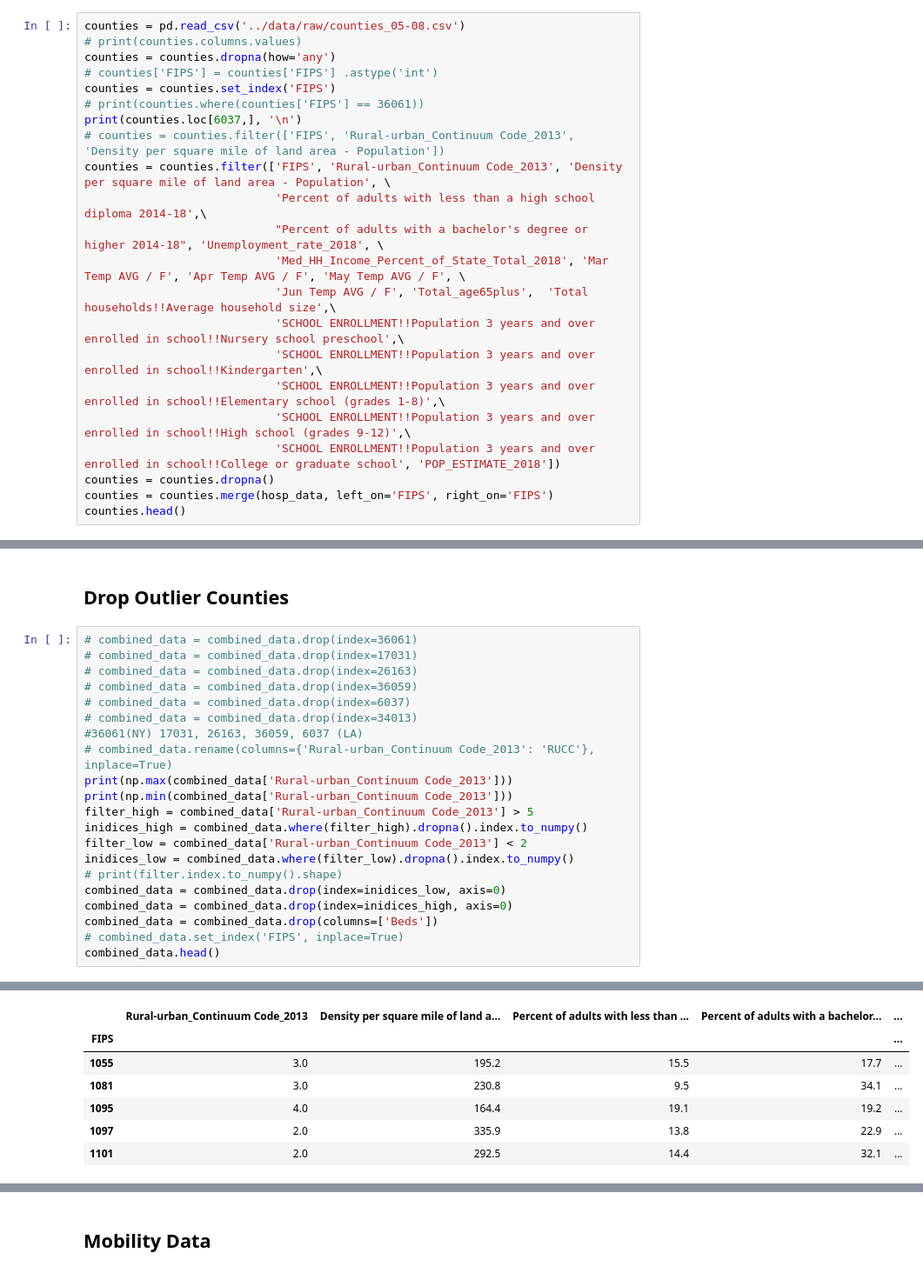
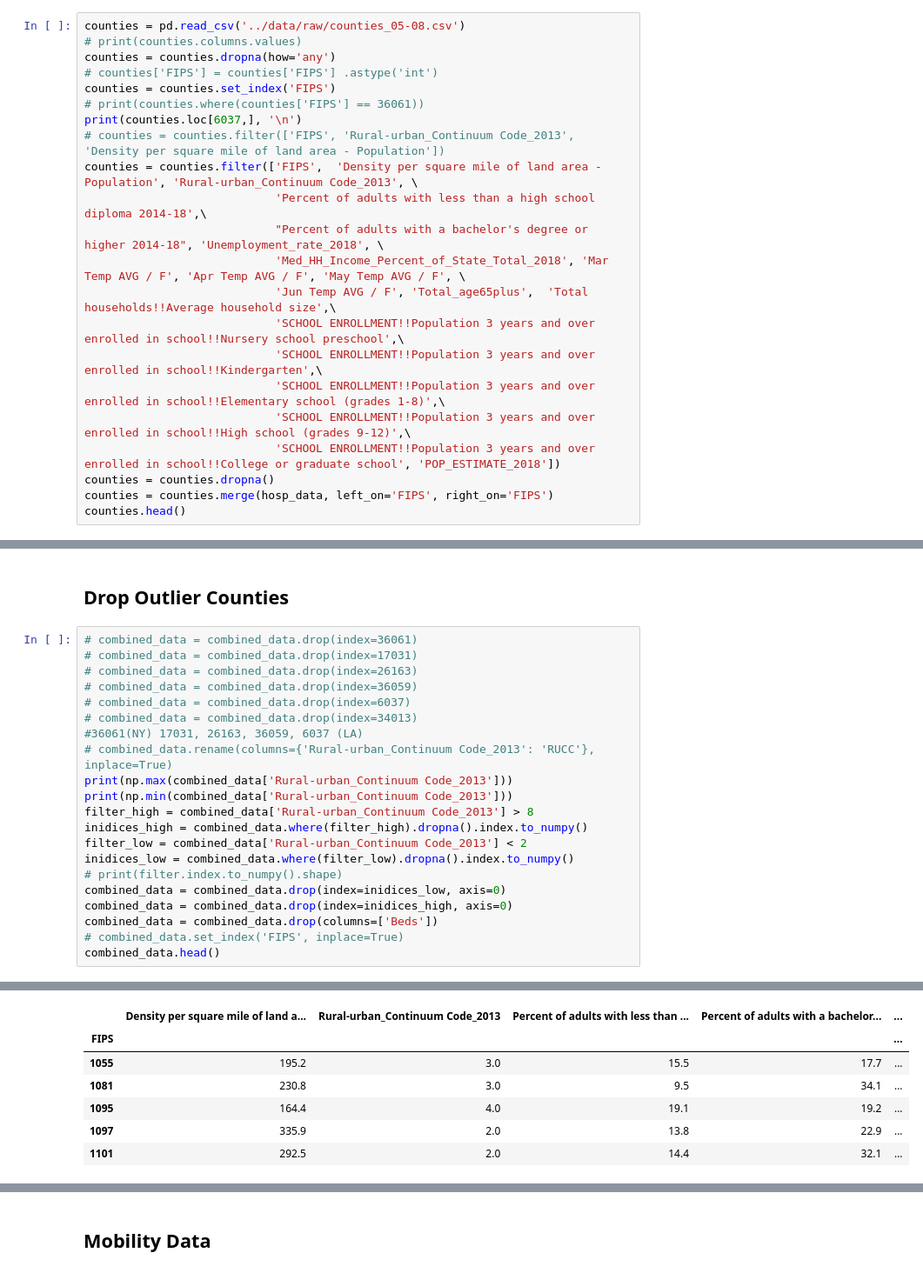
Before and after one commit to jhu-covid-optimization/covid-drivers, a Jupyter notebook: notebooks/bm-01-AC-PCA_data_processing.ipynb, the cells around one changed output, grey strips where cells are left out. Shown at 87% size. Cells and saved outputs as stored; diff of their text form.

```diff
--- a/notebooks/bm-01-AC-PCA_data_processing.ipynb
+++ b/notebooks/bm-01-AC-PCA_data_processing.ipynb
@@ -51,7 +51,7 @@ counties = counties.set_index('FIPS')
 # print(counties.where(counties['FIPS'] == 36061))
 print(counties.loc[6037,], '\n')
 # counties = counties.filter(['FIPS', 'Rural-urban_Continuum Code_2013', 'Density per square mile of land area - Population'])
-counties = counties.filter(['FIPS', 'Rural-urban_Continuum Code_2013', 'Density per square mile of land area - Population', \
+counties = counties.filter(['FIPS',  'Density per square mile of land area - Population', 'Rural-urban_Continuum Code_2013', \
                             'Percent of adults with less than a high school diploma 2014-18',\
                             "Percent of adults with a bachelor's degree or higher 2014-18", 'Unemployment_rate_2018', \
                             'Med_HH_Income_Percent_of_State_Total_2018', 'Mar Temp AVG / F', 'Apr Temp AVG / F', 'May Temp AVG / F', \
@@ -162,34 +162,34 @@ combined_data.head()
 # %%
 # combined_data = combined_data.drop(index=36061)
 # combined_data = combined_data.drop(index=17031)
 # combined_data = combined_data.drop(index=26163)
 # combined_data = combined_data.drop(index=36059)
 # combined_data = combined_data.drop(index=6037)
 # combined_data = combined_data.drop(index=34013)
 #36061(NY) 17031, 26163, 36059, 6037 (LA)
 # combined_data.rename(columns={'Rural-urban_Continuum Code_2013': 'RUCC'}, inplace=True)
 print(np.max(combined_data['Rural-urban_Continuum Code_2013']))
 print(np.min(combined_data['Rural-urban_Continuum Code_2013']))
-filter_high = combined_data['Rural-urban_Continuum Code_2013'] > 5
+filter_high = combined_data['Rural-urban_Continuum Code_2013'] > 8
 inidices_high = combined_data.where(filter_high).dropna().index.to_numpy()
 filter_low = combined_data['Rural-urban_Continuum Code_2013'] < 2
 inidices_low = combined_data.where(filter_low).dropna().index.to_numpy()
 # print(filter.index.to_numpy().shape)
 combined_data = combined_data.drop(index=inidices_low, axis=0)
 combined_data = combined_data.drop(index=inidices_high, axis=0)
 combined_data = combined_data.drop(columns=['Beds'])
 # combined_data.set_index('FIPS', inplace=True)
 combined_data.head()
 # %% [output]
 6.0
 1.0
-|  | Rural-urban_Continuum Code_2013 | Density per square mile of land a... | Percent of adults with less than ... | Percent of adults with a bachelor... | ... |
+|  | Density per square mile of land a... | Rural-urban_Continuum Code_2013 | Percent of adults with less than ... | Percent of adults with a bachelor... | ... |
 | FIPS |  |  |  |  | ... |
-| 1055 | 3.0 | 195.2 | 15.5 | 17.7 | ... |
-| 1081 | 3.0 | 230.8 | 9.5 | 34.1 | ... |
-| 1095 | 4.0 | 164.4 | 19.1 | 19.2 | ... |
-| 1097 | 2.0 | 335.9 | 13.8 | 22.9 | ... |
-| 1101 | 2.0 | 292.5 | 14.4 | 32.1 | ... |
+| 1055 | 195.2 | 3.0 | 15.5 | 17.7 | ... |
+| 1081 | 230.8 | 3.0 | 9.5 | 34.1 | ... |
+| 1095 | 164.4 | 4.0 | 19.1 | 19.2 | ... |
+| 1097 | 335.9 | 2.0 | 13.8 | 22.9 | ... |
+| 1101 | 292.5 | 2.0 | 14.4 | 32.1 | ... |
 # %%
 combined_data.head()
 # %% [output]
```
Also changed, not shown: parts of 15 cells of this notebook, 2 other files.
